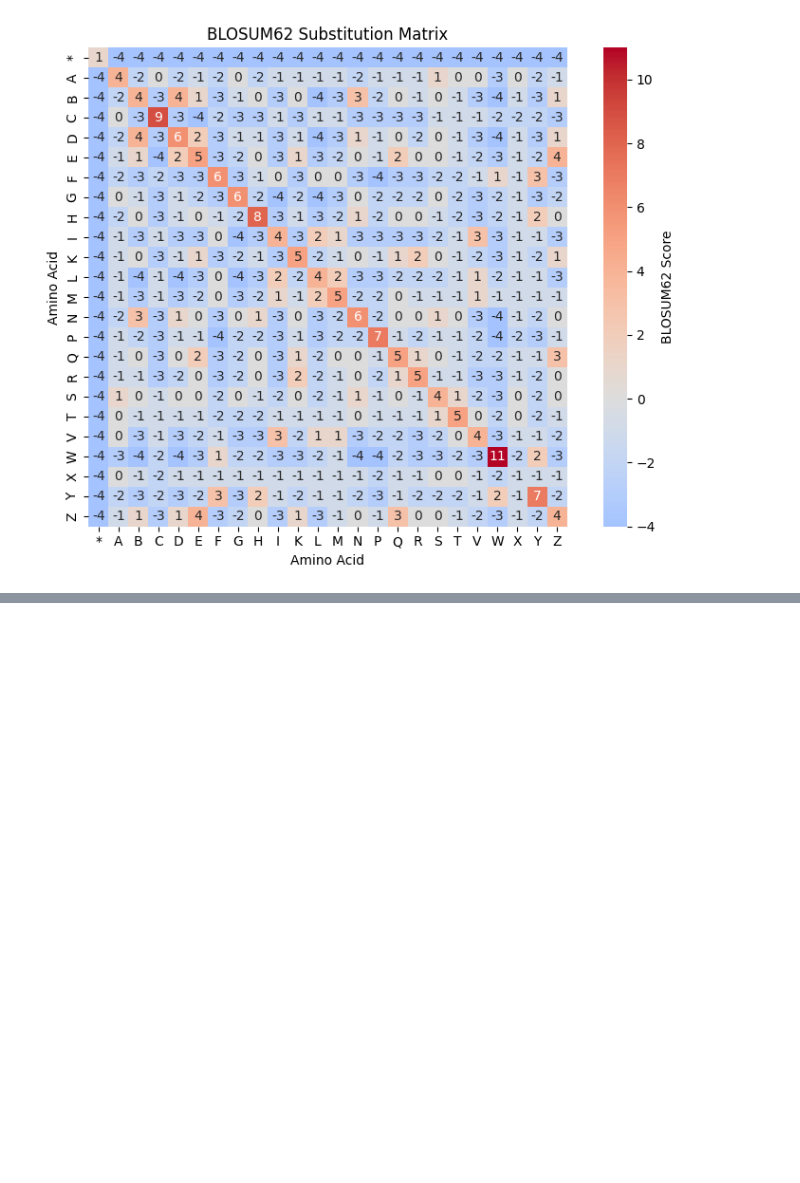
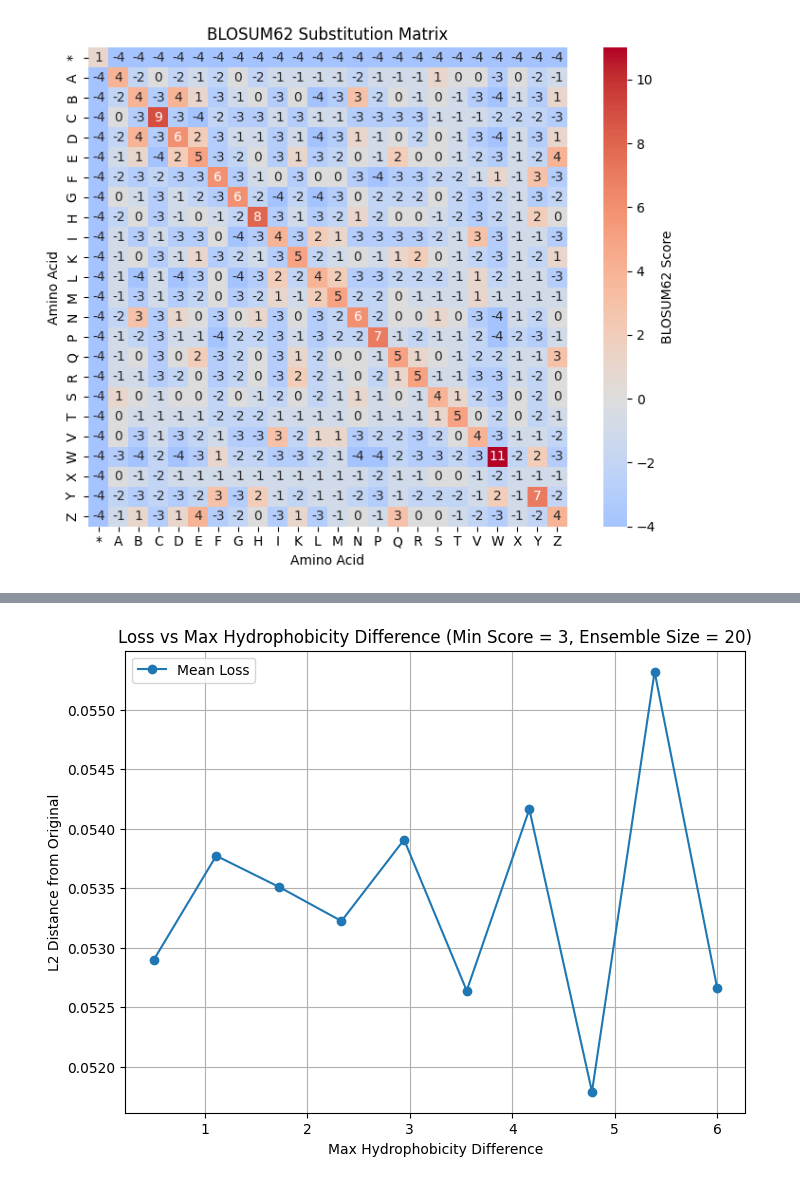
Before and after one commit to parsashu/ML-on-Proteins, a Jupyter notebook: notebooks/2-augmentation.ipynb, the cells around one changed output, grey strips where cells are left out. Saved outputs shown, nothing was run; the diff lists cells and outputs as text; code cells hidden in the pictures; blank space fills up the shorter version.

```diff
--- a/notebooks/2-augmentation.ipynb
+++ b/notebooks/2-augmentation.ipynb
@@ -251,0 +376,45 @@ Using device: cuda
+# %%
+# Fix min_score to 3 and plot loss vs max_hydro_diff with ensemble averaging
+fixed_min_score = 3
+num_runs = 20
+max_hydro_diffs = np.linspace(0.5, 6, 10)
+all_losses = np.zeros((num_runs, len(max_hydro_diffs)))
+
+# Ensemble averaging
+for run in range(num_runs):
+    losses = []
+    for i, max_hydro_diff in enumerate(max_hydro_diffs):
+        augmented_sequences = augment_sequence(
+            sequence,
+            num_substitutions=[1, 2, 3],
+            num_mutations=[10, 0, 0],
+            min_score=fixed_min_score,
+            max_hydro_diff=max_hydro_diff,
+        )
+
+        embeddings = []
+        for seq in augmented_sequences:
+            inputs = tokenizer(seq, return_tensors="pt").to(device)
+            with torch.no_grad():
+                outputs = model(**inputs)
+            embedding = outputs.last_hidden_state.mean(dim=1).cpu()
+            embeddings.append(embedding)
+
+        loss = difference_from_original(embeddings, original_embedding)
+        losses.append(loss)
+
+    all_losses[run] = losses
+mean_losses = np.mean(all_losses, axis=0)
+
+plt.figure(figsize=(8, 6))
+plt.plot(max_hydro_diffs, mean_losses, marker="o", linestyle="-", label="Mean Loss")
+plt.title(
+    f"Loss vs Max Hydrophobicity Difference (Min Score = {fixed_min_score}, Ensemble Size = {num_runs})"
+)
+plt.xlabel("Max Hydrophobicity Difference")
+plt.ylabel("L2 Distance from Original")
+plt.grid(True)
+plt.legend()
+plt.show()
+# %% [output]
+[figure, added]
```
Also changed, not shown: parts of 7 cells of this notebook, 8 other files.
